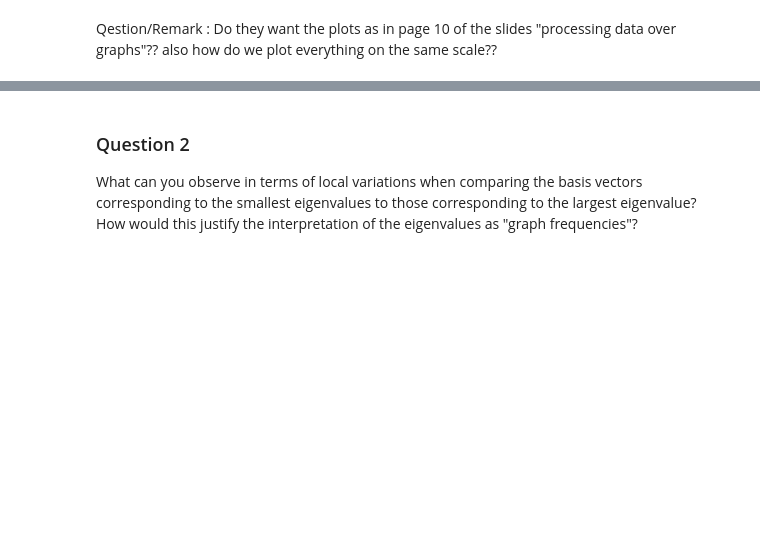
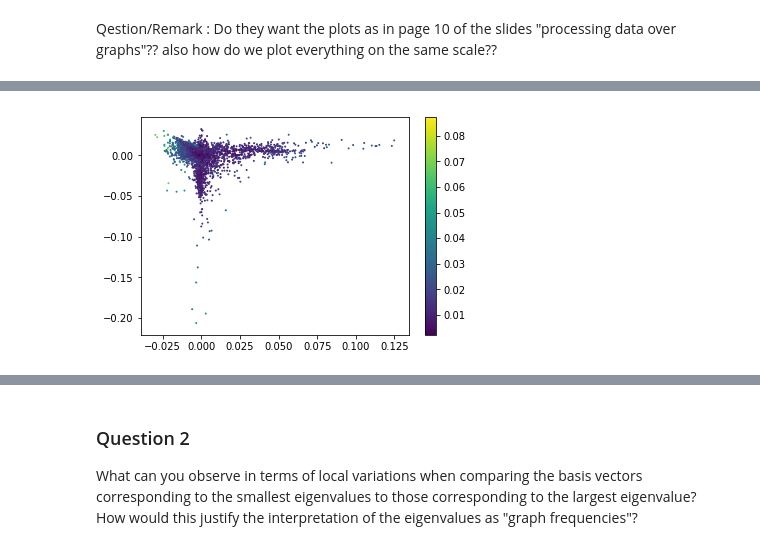
Before and after one commit to isabelaconstantin/wikinet, a Jupyter notebook: milestone4/4_graph_signal_processing.ipynb, the cells around one changed output, grey strips where cells are left out. Cells and saved outputs as stored; diff of their text form; code cells hidden in the pictures; blank space fills up the shorter version.

Commit message:
added plots

```diff
--- a/milestone4/4_graph_signal_processing.ipynb
+++ b/milestone4/4_graph_signal_processing.ipynb
@@ -146,6 +151,4 @@ Compute the Fourier basis vectors and the Laplacian eigenvalues. Make sure to or
 # %%
-eigenvalues_norm, eigenvectors_norm = np.linalg.eigh(laplacian_normalized.toarray())
-
-e = eigenvalues_norm # Ordered Laplacian eigenvalues.
-
-U = eigenvectors_norm # Ordered graph Fourier basis.
+eigenvalues_comb, eigenvectors_comb = np.linalg.eigh(laplacian_combinatorial.toarray())
+e = eigenvalues_comb # Ordered Laplacian eigenvalues.
+U = eigenvectors_comb # Ordered graph Fourier basis.
@@ -163,12 +188,16 @@ def plot_fourier(eigenvector, title ):
     plt.ylabel('Signal value')
     plt.title(title)
 # %%
-def plot_graph(adjacency, signal):
+def plot_graph_adj(adjacency, eigenvectors):
     graph = nx.from_scipy_sparse_matrix(adjacency)
     coords = nx.spring_layout(graph)  # Force-directed layout.
     coords = eigenvectors[:, 1:3]  # Laplacian eigenmaps.
-    nx.draw_networkx_nodes(graph, coords, node_size=1, node_color=signal)
-    nx.draw_networkx_edges(graph, coords, alpha=0.1)
+    return graph, coords
+# %%
+def plot_graph(graph, coords, signal):
+    nc = nx.draw_networkx_nodes(graph, coords, node_size=1, node_color=[signal[n] for n in range(graph.number_of_nodes() )])
+    #nx.draw_networkx_edges(graph, coords, alpha=0.1)
+    plt.colorbar(nc)
 # %% [markdown]
 Qestion/Remark : Do they want the plots as in page 10 of the slides "processing data over graphs"??
 also how do we plot everything on the same scale??
@@ -196,0 +220,5 @@ plot_graph(adjacency, U[:,n_nodes-1])
+# %%
+#graph, coords = plot_graph_adj(adjacency, eigenvectors_norm)
+plot_graph(graph, coords,eigenvectors_norm[:,0])
+# %% [output]
+[figure, added]
```
Also changed, not shown: parts of 27 cells of this notebook.
